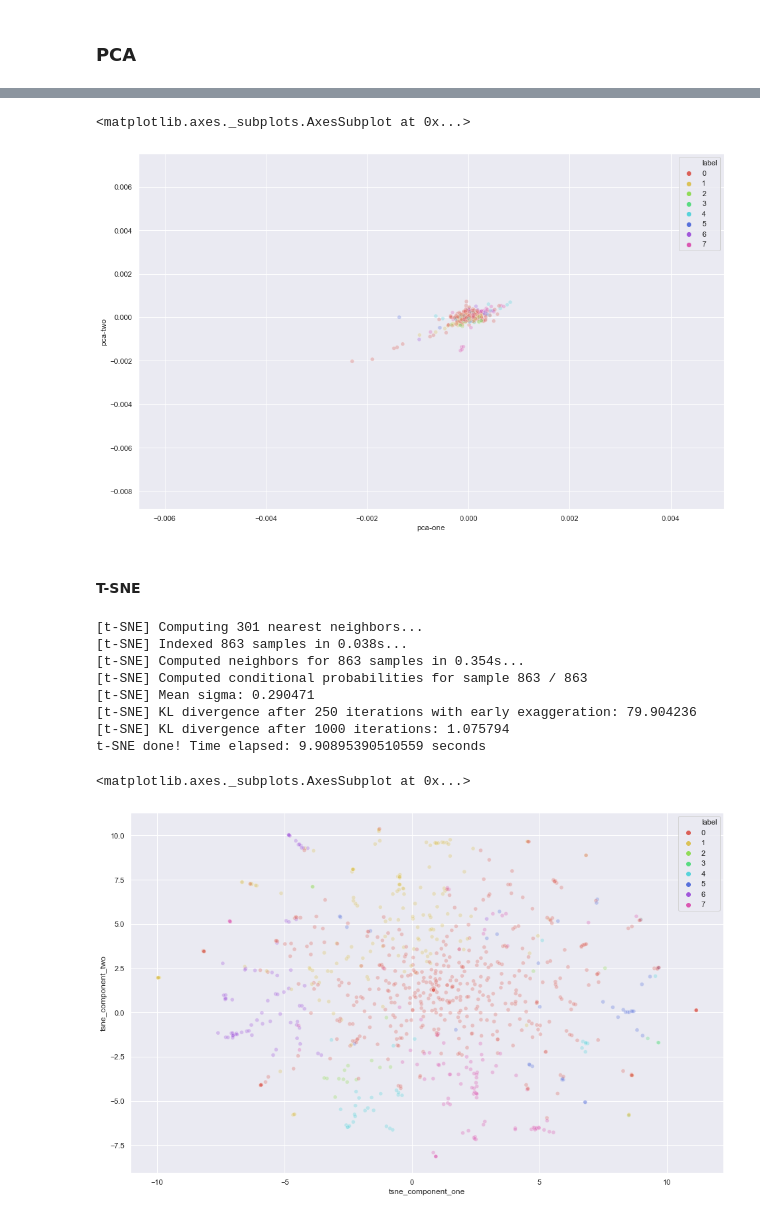
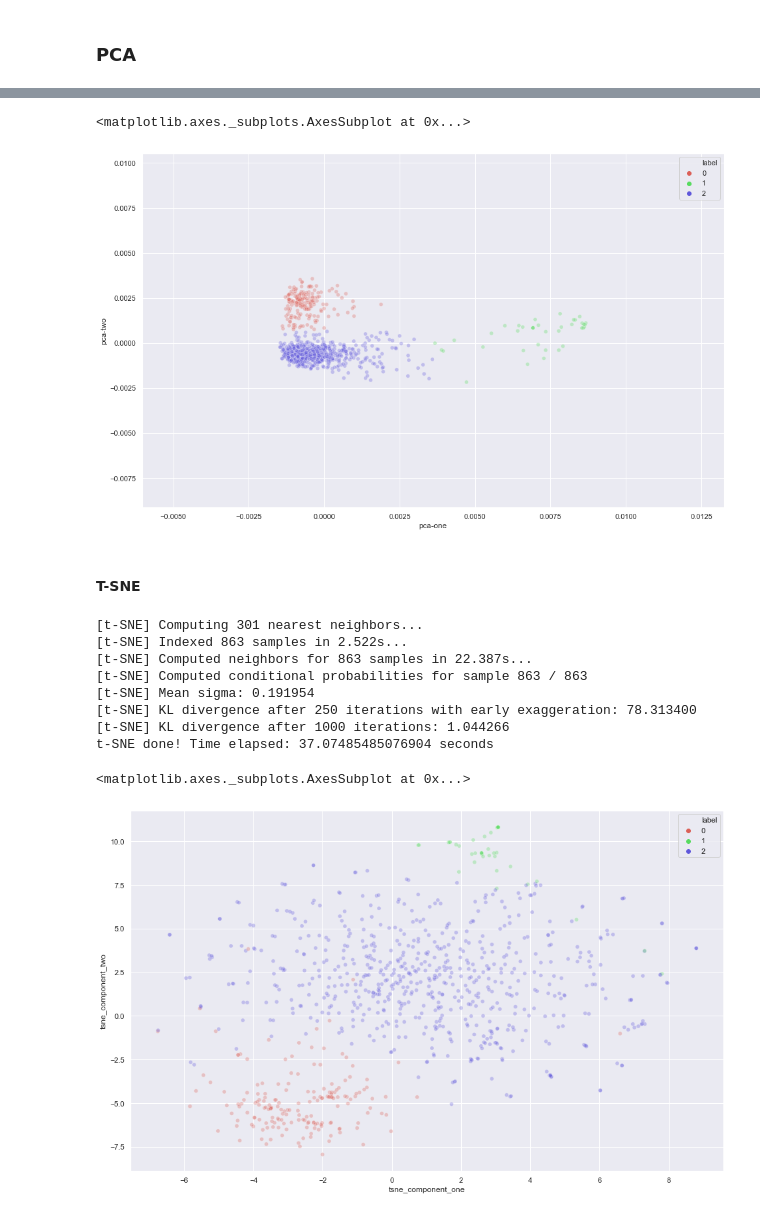
Before and after one commit to carlomarxdk/danish-parlament-text, a Jupyter notebook: 3_TF_IDF.ipynb, the cells around one changed output, grey strips where cells are left out. Drawn from its saved outputs; the diff is of its cells as text; code cells hidden in the pictures.

Commit message:
Clustering updated

```diff
--- a/3_TF_IDF.ipynb
+++ b/3_TF_IDF.ipynb
@@ -25,11 +25,13 @@ df.sample(2)
 # %%
-tvec = TfidfVectorizer(min_df=.05, max_df=.1)
+#tvec = TfidfVectorizer(min_df=.01, max_df=1.0, sublinear_tf=True, analyzer='word', ngram_range=(1,2), max_features=20000)
+tvec = TfidfVectorizer(analyzer='word', ngram_range=(1,2), max_features=20000)
 x = tvec.fit_transform(df['Sentences'])
 
 words = tvec.get_feature_names()
 # %%
 df_x = pd.DataFrame(columns= words, data=x.toarray())
 df_x['Date'] = df['Date']
+df_x['Year'] = df_x['Date'].dt.year
 df_x['Meeting'] = df['Meeting Number']
 df_x.sample(2)
 # %% [output]
@@ -40,12 +42,14 @@ df_x.sample(2)
 # %% [markdown]
 ### PCA
 # %%
-pca = MiniBatchSparsePCA(n_components=500,alpha = 1e-3, n_jobs=4, batch_size=30) #normal PCA does not work
+#pca = MiniBatchSparsePCA(n_components=500,alpha = 1e-3, n_jobs=4, batch_size=15) #normal PCA does not work
+pca = KernelPCA(n_components=500, kernel='rbf', alpha=1e-10, fit_inverse_transform=True, max_iter=1000)
 pca_result = pca.fit_transform(df_x[words].values)
 df_x['pca-one'] = pca_result[:,0]
 df_x['pca-two'] = pca_result[:,1]
 df_x['pca-three'] = pca_result[:,2]
 #print('Explained variation per principal component: {}'.format(pca.explained_variance_ratio_))
 # %%
-kmeans = KMeans(n_clusters=5).fit(pca_result)
+k = 3
+kmeans = KMeans(n_clusters=k).fit(pca_result)
 df_x['label'] = kmeans.labels_
@@ -52,32 +71,32 @@ df_x['label'] = kmeans.labels_
 # %%
 plt.figure(figsize=(16,10))
 sns.scatterplot(
     x="pca-one", y="pca-two",
     hue='label',
-    palette=sns.color_palette("hls", 8),
+    palette=sns.color_palette("hls", k),
     data=df_x,
     legend="full",
     alpha=0.3
 )
 # %% [output]
 <matplotlib.axes._subplots.AxesSubplot at 0x...>
-[figure, old version]
+[figure, new version]
 # %% [markdown]
 #### T-SNE
 # %%
 time_start = time.time()
 tsne = TSNE(n_components=2, verbose=1, perplexity=100, n_iter=1000)
-tsne_results = tsne.fit_transform(pca_result)
+tsne_results = tsne.fit_transform(df_x[words])
 print('t-SNE done! Time elapsed: {} seconds'.format(time.time()-time_start))
 # %% [output]
 [t-SNE] Computing 301 nearest neighbors...
-[t-SNE] Indexed 863 samples in 0.038s...
-[t-SNE] Computed neighbors for 863 samples in 0.354s...
+[t-SNE] Indexed 863 samples in 2.522s...
+[t-SNE] Computed neighbors for 863 samples in 22.387s...
 [t-SNE] Computed conditional probabilities for sample 863 / 863
-[t-SNE] Mean sigma: 0.290471
-[t-SNE] KL divergence after 250 iterations with early exaggeration: 79.904236
-[t-SNE] KL divergence after 1000 iterations: 1.075794
-t-SNE done! Time elapsed: 9.90895390510559 seconds
+[t-SNE] Mean sigma: 0.191954
+[t-SNE] KL divergence after 250 iterations with early exaggeration: 78.313400
+[t-SNE] KL divergence after 1000 iterations: 1.044266
+t-SNE done! Time elapsed: 37.07485485076904 seconds
 # %%
 df_x['tsne_component_one'] = tsne_results[:,0]
 df_x['tsne_component_two'] = tsne_results[:,1]
@@ -86,13 +105,13 @@ plt.figure(figsize=(16,10))
 sns.scatterplot(
     x="tsne_component_one", y="tsne_component_two",
     hue='label',
-    palette=sns.color_palette("hls", 8),
+    palette=sns.color_palette("hls", k),
     data=df_x,
     legend="full",
     alpha=0.3
 )
 # %% [output]
 <matplotlib.axes._subplots.AxesSubplot at 0x...>
-[figure, old version]
+[figure, new version]
 # %%
 df_x
```
Also changed, not shown: parts of 4 cells of this notebook.
